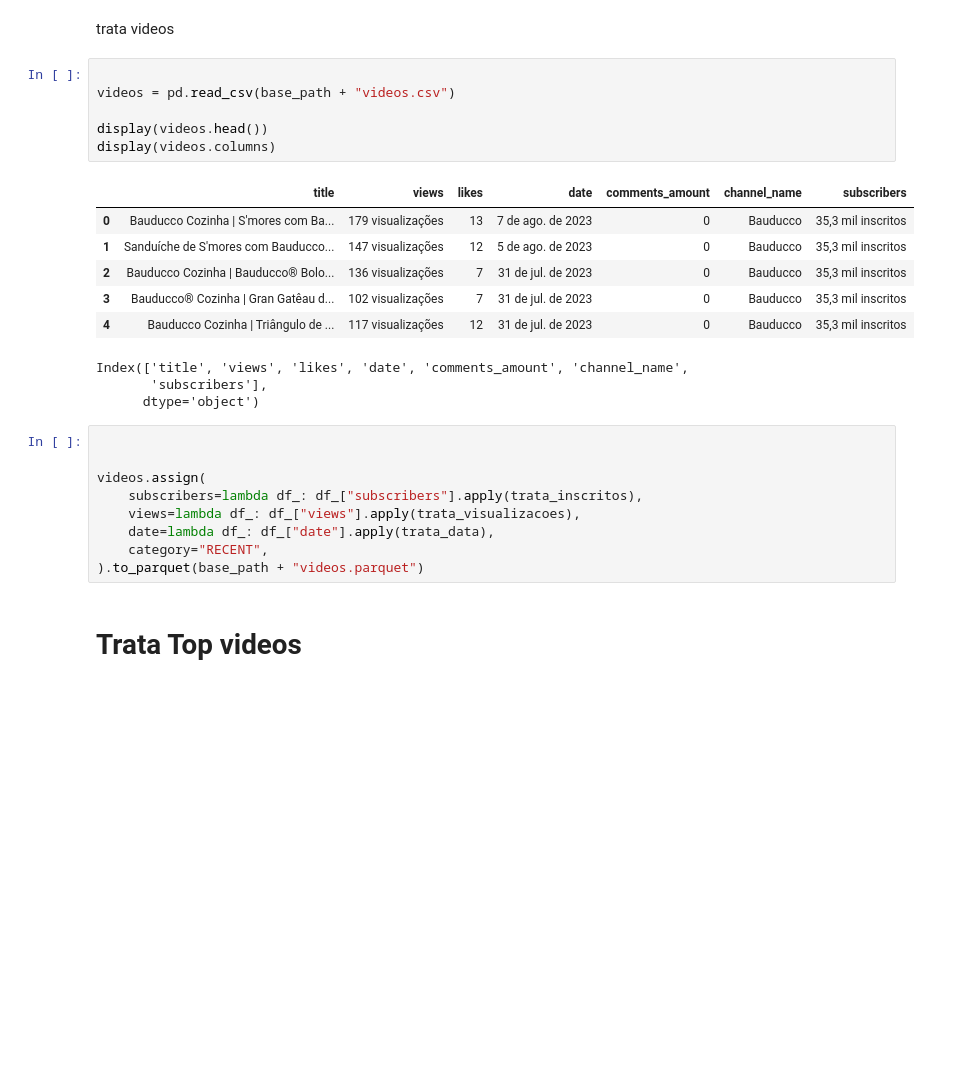
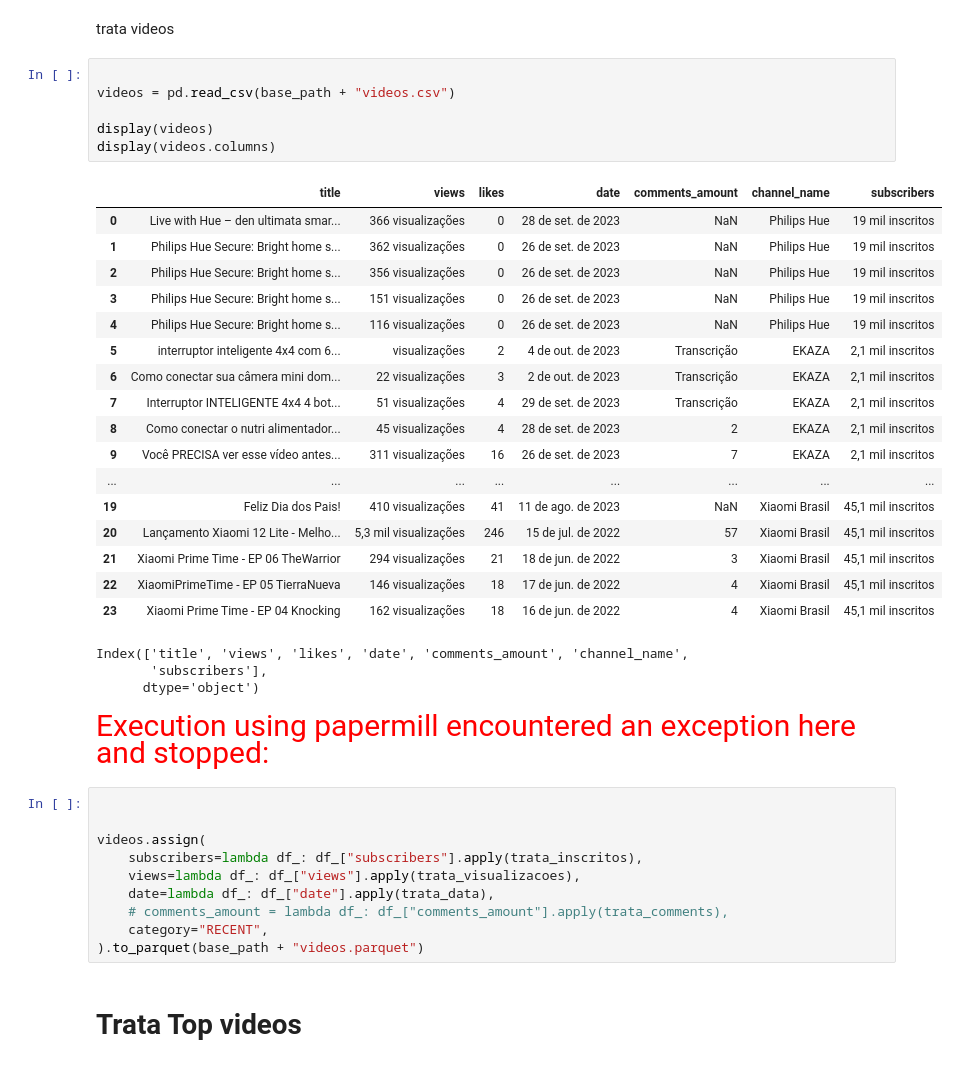
Before and after one commit to levyvix/youtube_scraper, a Jupyter notebook: transform.ipynb, the cells around one changed output. Cells and saved outputs as stored; diff of their text form; blank space fills up the shorter version.

```diff
--- a/transform.ipynb
+++ b/transform.ipynb
@@ -123,19 +175,32 @@ trata videos
 # %%
 
 videos = pd.read_csv(base_path + "videos.csv")
 
-display(videos.head())
+display(videos)
 display(videos.columns)
 # %% [output]
 |  | title | views | likes | date | comments_amount | channel_name | subscribers |
-| 0 | Bauducco Cozinha | S'mores com Ba... | 179 visualizações | 13 | 7 de ago. de 2023 | 0 | Bauducco | 35,3 mil inscritos |
-| 1 | Sanduíche de S'mores com Bauducco... | 147 visualizações | 12 | 5 de ago. de 2023 | 0 | Bauducco | 35,3 mil inscritos |
-| 2 | Bauducco Cozinha | Bauducco® Bolo... | 136 visualizações | 7 | 31 de jul. de 2023 | 0 | Bauducco | 35,3 mil inscritos |
-| 3 | Bauducco® Cozinha | Gran Gatêau d... | 102 visualizações | 7 | 31 de jul. de 2023 | 0 | Bauducco | 35,3 mil inscritos |
-| 4 | Bauducco Cozinha | Triângulo de ... | 117 visualizações | 12 | 31 de jul. de 2023 | 0 | Bauducco | 35,3 mil inscritos |
+| 0 | Live with Hue – den ultimata smar... | 366 visualizações | 0 | 28 de set. de 2023 | NaN | Philips Hue | 19 mil inscritos |
+| 1 | Philips Hue Secure: Bright home s... | 362 visualizações | 0 | 26 de set. de 2023 | NaN | Philips Hue | 19 mil inscritos |
+| 2 | Philips Hue Secure: Bright home s... | 356 visualizações | 0 | 26 de set. de 2023 | NaN | Philips Hue | 19 mil inscritos |
+| 3 | Philips Hue Secure: Bright home s... | 151 visualizações | 0 | 26 de set. de 2023 | NaN | Philips Hue | 19 mil inscritos |
+| 4 | Philips Hue Secure: Bright home s... | 116 visualizações | 0 | 26 de set. de 2023 | NaN | Philips Hue | 19 mil inscritos |
+| 5 | interruptor inteligente 4x4 com 6... | visualizações | 2 | 4 de out. de 2023 | Transcrição | EKAZA | 2,1 mil inscritos |
+| 6 | Como conectar sua câmera mini dom... | 22 visualizações | 3 | 2 de out. de 2023 | Transcrição | EKAZA | 2,1 mil inscritos |
+| 7 | Interruptor INTELIGENTE 4x4 4 bot... | 51 visualizações | 4 | 29 de set. de 2023 | Transcrição | EKAZA | 2,1 mil inscritos |
+| 8 | Como conectar o nutri alimentador... | 45 visualizações | 4 | 28 de set. de 2023 | 2 | EKAZA | 2,1 mil inscritos |
+| 9 | Você PRECISA ver esse vídeo antes... | 311 visualizações | 16 | 26 de set. de 2023 | 7 | EKAZA | 2,1 mil inscritos |
+| ... | ... | ... | ... | ... | ... | ... | ... |
+| 19 | Feliz Dia dos Pais! | 410 visualizações | 41 | 11 de ago. de 2023 | NaN | Xiaomi Brasil | 45,1 mil inscritos |
+| 20 | Lançamento Xiaomi 12 Lite - Melho... | 5,3 mil visualizações | 246 | 15 de jul. de 2022 | 57 | Xiaomi Brasil | 45,1 mil inscritos |
+| 21 | Xiaomi Prime Time - EP 06 TheWarrior | 294 visualizações | 21 | 18 de jun. de 2022 | 3 | Xiaomi Brasil | 45,1 mil inscritos |
+| 22 | XiaomiPrimeTime - EP 05 TierraNueva | 146 visualizações | 18 | 17 de jun. de 2022 | 4 | Xiaomi Brasil | 45,1 mil inscritos |
+| 23 | Xiaomi Prime Time - EP 04 Knocking | 162 visualizações | 18 | 16 de jun. de 2022 | 4 | Xiaomi Brasil | 45,1 mil inscritos |
 Index(['title', 'views', 'likes', 'date', 'comments_amount', 'channel_name',
        'subscribers'],
       dtype='object')
+# %% [markdown]
+<span id="papermill-error-cell" style="color:red; font-family:Helvetica Neue, Helvetica, Arial, sans-serif; font-size:2em;">Execution using papermill encountered an exception here and stopped:</span>
 # %%
 
 
@@ -143,6 +208,7 @@ videos.assign(
     subscribers=lambda df_: df_["subscribers"].apply(trata_inscritos),
     views=lambda df_: df_["views"].apply(trata_visualizacoes),
     date=lambda df_: df_["date"].apply(trata_data),
+    # comments_amount = lambda df_: df_["comments_amount"].apply(trata_comments),
     category="RECENT",
 ).to_parquet(base_path + "videos.parquet")
 # %% [markdown]
```
Also changed, not shown: parts of 20 cells of this notebook, 16 other files.
